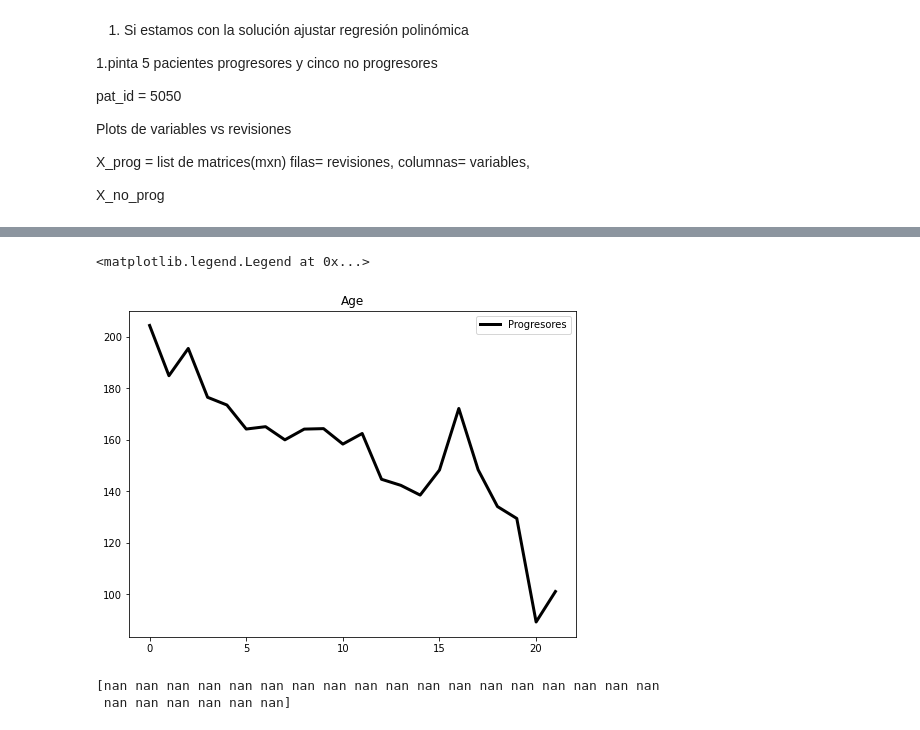
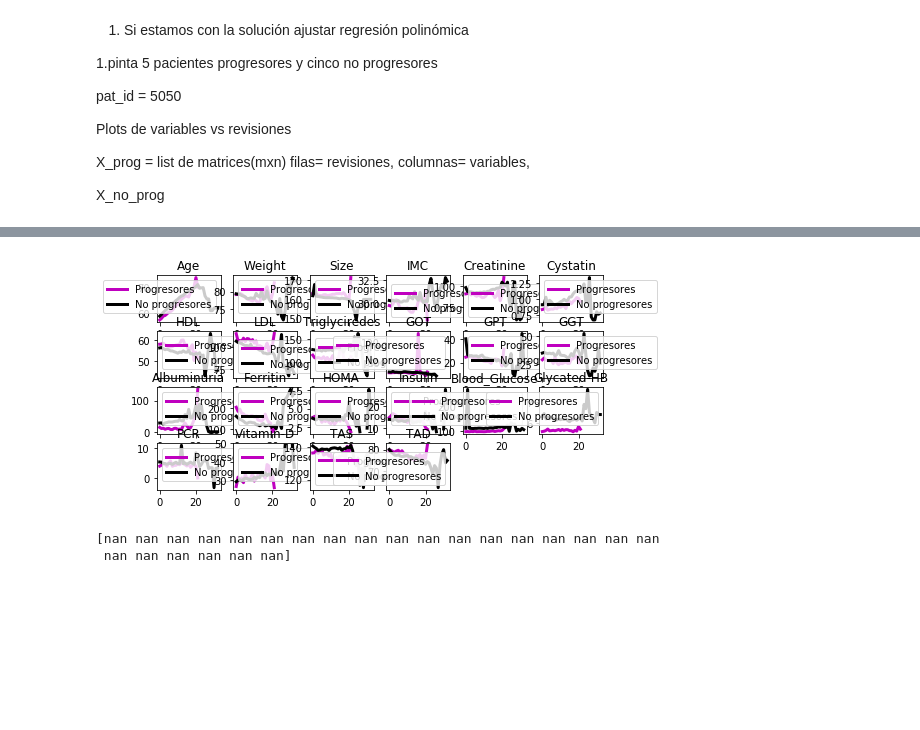
Before and after one commit to Carlosbgdlv/TFG, a Jupyter notebook: ddbb/Diabetes.ipynb, the cells around one changed output, grey strips where cells are left out. Drawn from its saved outputs; the diff is of its cells as text; code cells hidden in the pictures; blank space fills up the shorter version.

```diff
--- a/ddbb/Diabetes.ipynb
+++ b/ddbb/Diabetes.ipynb
@@ -166,12 +166,3 @@ def get_pat(idd,path='C:/Users/ywen2/Desktop/URJC/TFG/TFG_Progresion_Diabetes/Gi
     return(paciente)
 
     #lee fichero de ese id
-# %%
-'''def get_pat(idd,path='C:/Users/ywen2/Desktop/URJC/TFG/TFG_Progresion_Diabetes/GitHub/TFG/ddbb/pacientes/'):
-
-    file = df.values.tolist()
-    paciente = pd.read_csv(path + idd+'.csv')
-    for i in df.index:
-        if df['Progresion'][i] == '1':
-            print('El paciente:', df['Historia'][i], 'presenta la siguiente etiqueta:', df['Progresion'][i])
-    return(paciente)'''
@@ -277,53 +205,78 @@ for i in df.index:
 # %%
+progresores = []
+no_progresores = []
+fila = []
+for i in df.index:
+    if df['Progresion'][i] == '1':
+         progresores.append((df['Historia'][i]))
+    else:
+        no_progresores.append((df['Historia'][i]))
+
+
 row_max = 0
+row_max_1 = 0
 matrices = [] #list of matrices. Each list element is a matrix for one patient, with rows = reviews, cols = features
+matrices_1 = [] #list of matrices. Each list element is a matrix for one patient, with rows = reviews, cols = features
 
 for paciente in progresores:
         pacientes = pd.read_csv('./pacientes/' + paciente+'.csv',usecols = list(range(22))) #dataframe con variables.
         #remove last column (date)
         matrix_pat = pacientes.to_numpy() #one patient matrix
-
-
         matrices.append(matrix_pat)
         #print(len(matrices))
 
         #get the maximum number of rows : it is the maiximum number of reviews for a given patient.
-
         filas = matrix_pat.shape[0]
-
         if filas > row_max:
             row_max = filas
 
 
-#build complete matrix
+for paciente in no_progresores:
+    pacientes = pd.read_csv('./pacientes/' + paciente+'.csv',usecols = list(range(22)))
+        #remove last column (date)
+    matrix_pat_1 = pacientes.to_numpy() #one patient matrix
+    matrices_1.append(matrix_pat_1)
+        #print(len(matrices))
 
-X = np.zeros((len(matrices),row_max,22))
-X[:,:,:] = np.nan
-#print(X.shape)
+        #get the maximum number of rows : it is the maiximum number of reviews for a given patient.
+    filas_1 = matrix_pat_1.shape[0]
+    if filas_1 > row_max_1:
+        row_max_1 = filas_1
 
 
+
+
+
+
+  #build complete matrix
+
+X_progresores = np.zeros((len(matrices),row_max,22))
+X_progresores[:,:,:] = np.nan
+
 for i,mat in enumerate(matrices):
+    X_progresores[i,:mat.shape[0],:] = mat
 
-    #print(mat.shape)
-    X[i,:mat.shape[0],:] = mat
+X_no_progresores = np.zeros((len(matrices_1),row_max_1,22))
+X_no_progresores[:,:,:] = np.nan
 
-#print(X)
+for i,mat_1 in enumerate(matrices_1):
+    X_no_progresores[i,:mat_1.shape[0],:] = mat_1
 
 plt.figure(figsize = (8,6))
 
+
+
+
+
 #__ = plt.plot(X[:,:,13].T,linewidth = 0.1,color = [.5]*3)
+feature_names = ['Age','Weight','Size','IMC','Creatinine','Cystatin','HDL','LDL','Triglyciredes','GOT','GPT','GGT','Albuminuria','Ferritin','HOMA','Insulin','Blood_Glucose','Glycated-HB','PCR','Vitamin-D','TAS','TAD','Date']
 
-feature_names = ['Age','Weight']
+for i in range(len(feature_names)-1):
 
-plt.plot(np.nanmean(X[:,:,13],axis = 0),color ='k',linewidth = 3,label = 'Progresores')
-plt.title(feature_names[0])
-plt.legend()
-
-#print(row_max)
-#print(matrices[1].shape)
-#print(matrices)
-
-#matrices_aux = np.asarray(matrices)
+    plt.subplot(6,6,i+1)
+    plt.plot(np.nanmean(X_progresores[:,:,i],axis = 0),color ='m',linewidth = 3,label = 'Progresores')
+    plt.plot(np.nanmean(X_no_progresores[:,:,i],axis = 0),color ='k',linewidth = 3,label = 'No progresores')
+    plt.title(feature_names[i])
+    plt.legend()
 # %% [output]
-<matplotlib.legend.Legend at 0x...>
-[figure, old version]
+[figure, new version]
```
Also changed, not shown: parts of 12 cells of this notebook, 2 other files.
